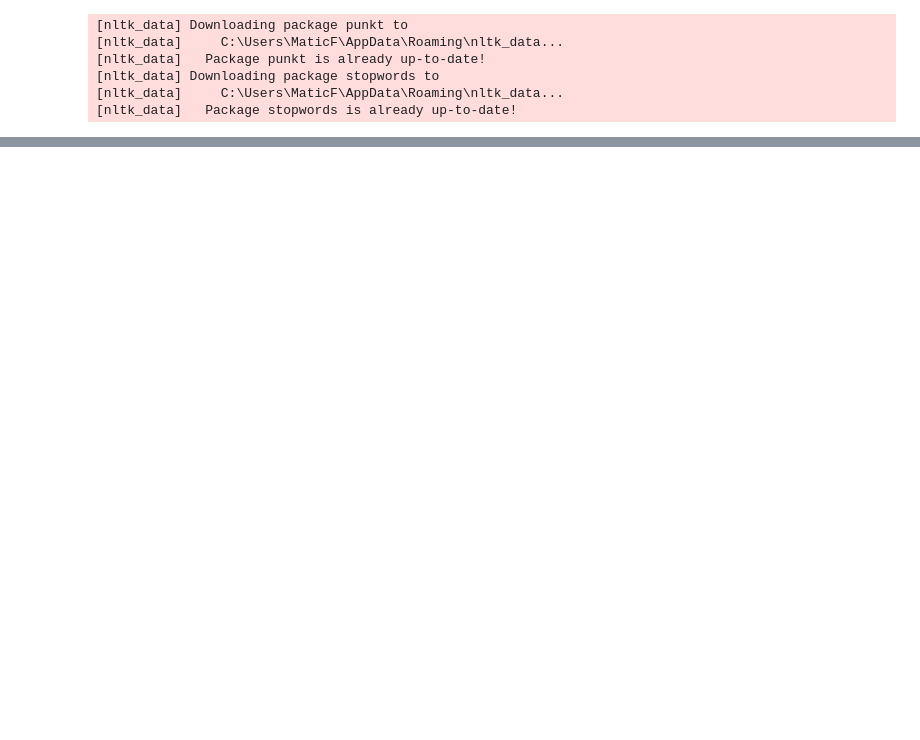
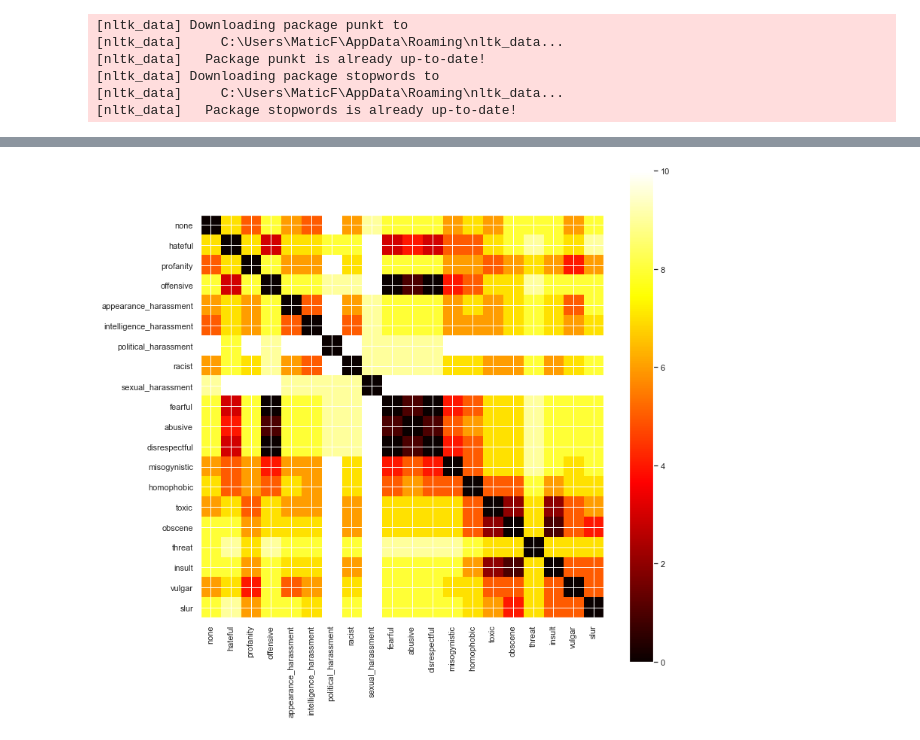
Before and after one commit to aljazerzen/data-science-nlp, a Jupyter notebook: Statistical_Methods.ipynb, the cells around one changed output, grey strips where cells are left out. Saved outputs shown, nothing was run; the diff lists cells and outputs as text; code cells hidden in the pictures; blank space fills up the shorter version.

```diff
--- a/Statistical_Methods.ipynb
+++ b/Statistical_Methods.ipynb
@@ -13,11 +13,16 @@ from nltk.stem.snowball import SnowballStemmer
 from nltk.tokenize import TweetTokenizer
 from nltk.corpus import stopwords
 from sklearn.decomposition import PCA
+from sklearn.manifold import TSNE, MDS
+from scipy.cluster import hierarchy
 import matplotlib.pyplot as plt
+import seaborn as sns
 import pandas as pd
 import numpy as np
 import gensim
+import scipy
 import re
+sns.set()
 # %% [output]
 [nltk_data] Downloading package punkt to
 [nltk_data]     C:\Users\MaticF\AppData\Roaming\nltk_data...
@@ -170,0 +210,2 @@ See the caveats in the documentation: https://pandas.pydata.org/pandas-docs/stab
+# %%
+corpus,cfd = np.load("dataset.npy",allow_pickle=True)
@@ -194,0 +241,42 @@ for i in range(1,4):
+# %%
+
+def distance(s1,s2):
+    s1 = set(s1).intersection(s2)
+    return 10 - len(list(s1))
+
+n = 10
+s = {}
+ng_cfd = extract_ngrams(corpus,1)
+ct = 0
+for k in ng_cfd.keys():
+    mk = ng_cfd[k].most_common(n)
+    words = []
+    for ng in mk:
+        word = ng[0][0]
+        words.append(word)
+    s[ct] = words
+    ct += 1
+k = len(s.keys())
+dist = np.zeros((k,k))
+for i in range(k):
+    for j in range(k):
+
+        dist[i][j] = distance(s[i],s[j])
+        dist[j][i] = distance(s[i],s[j])
+
+
+plt.figure(figsize=(12,12))
+plt.imshow(dist,cmap='hot',interpolation='nearest')
+ax = plt.gca()
+xticks = range(k)
+yticks = range(k)
+ax.set_xticks(xticks)
+ax.set_yticks(yticks)
+ax.set_xticklabels(list(ng_cfd.keys()), rotation = 90)
+ax.set_yticklabels(list(ng_cfd.keys()))
+plt.colorbar()
+#hierarchy.dendrogram(Z)
+
+plt.show()
+# %% [output]
+[figure, added]
```
Also changed, not shown: parts of 17 cells of this notebook.
